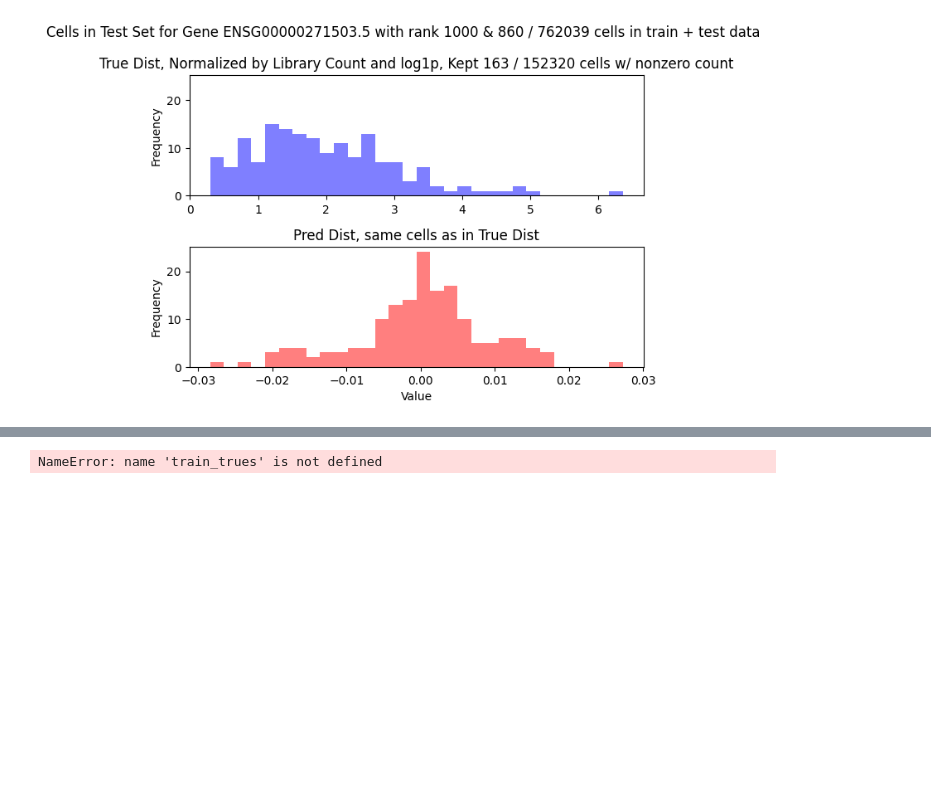
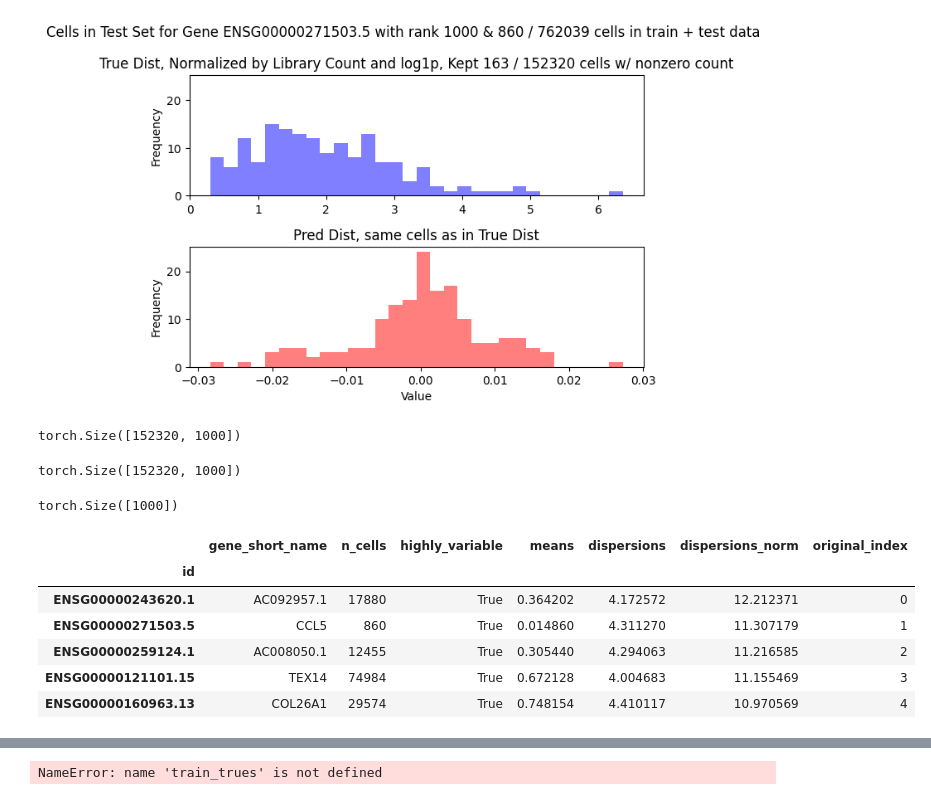
Before and after one commit to imahabub/scdiff, a Jupyter notebook: notebooks/6.23.23.gene_distribution_histogram.ipynb, the cells around one changed output, grey strips where cells are left out. Saved outputs shown, nothing was run; the diff lists cells and outputs as text; code cells hidden in the pictures; blank space fills up the shorter version.

```diff
--- a/notebooks/6.23.23.gene_distribution_histogram.ipynb
+++ b/notebooks/6.23.23.gene_distribution_histogram.ipynb
@@ -312,0 +328,8 @@ compare_true_and_pred_hist(trues, preds, 1)
+# %%
+true_scs.shape
+# %% [output]
+torch.Size([152320, 1000])
+# %%
+pred_scs.shape
+# %% [output]
+torch.Size([152320, 1000])
@@ -312,0 +349,15 @@ compare_true_and_pred_hist(trues, preds, 1)
+# %%
+correlations_tensor.shape
+# %% [output]
+torch.Size([1000])
+# %%
+var_df = adata.var
+var_df.head()
+# %% [output]
+|  | gene_short_name | n_cells | highly_variable | means | dispersions | dispersions_norm | original_index |
+| id |  |  |  |  |  |  |  |
+| ENSG00000243620.1 | AC092957.1 | 17880 | True | 0.364202 | 4.172572 | 12.212371 | 0 |
+| ENSG00000271503.5 | CCL5 | 860 | True | 0.014860 | 4.311270 | 11.307179 | 1 |
+| ENSG00000259124.1 | AC008050.1 | 12455 | True | 0.305440 | 4.294063 | 11.216585 | 2 |
+| ENSG00000121101.15 | TEX14 | 74984 | True | 0.672128 | 4.004683 | 11.155469 | 3 |
+| ENSG00000160963.13 | COL26A1 | 29574 | True | 0.748154 | 4.410117 | 10.970569 | 4 |
```
Also changed, not shown: parts of 10 cells of this notebook.
